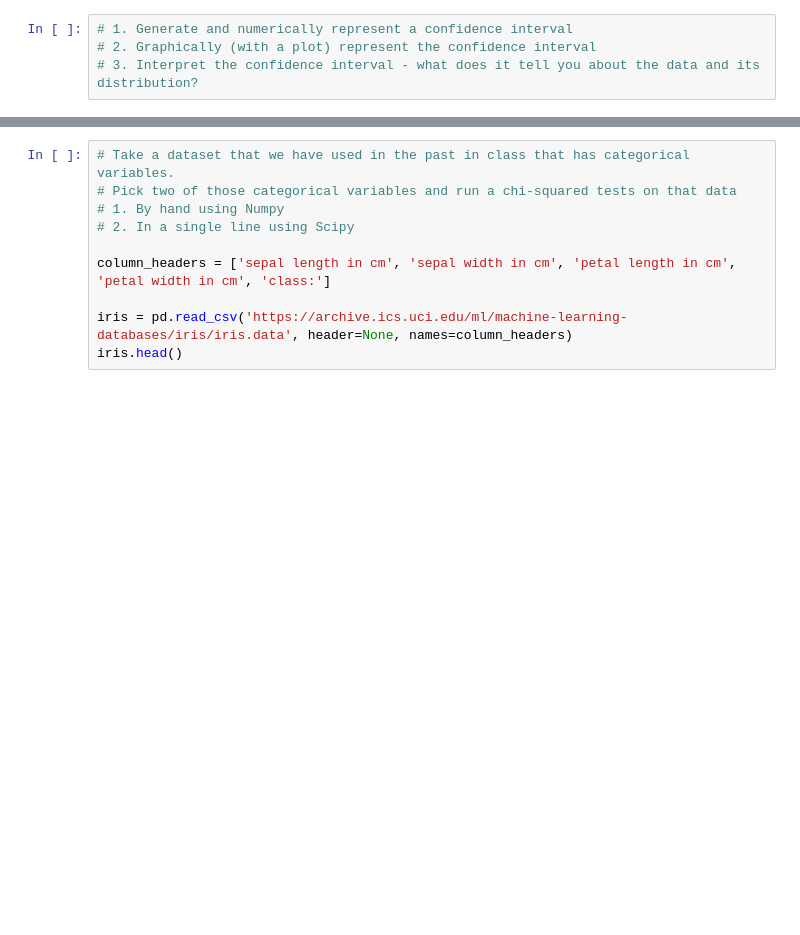
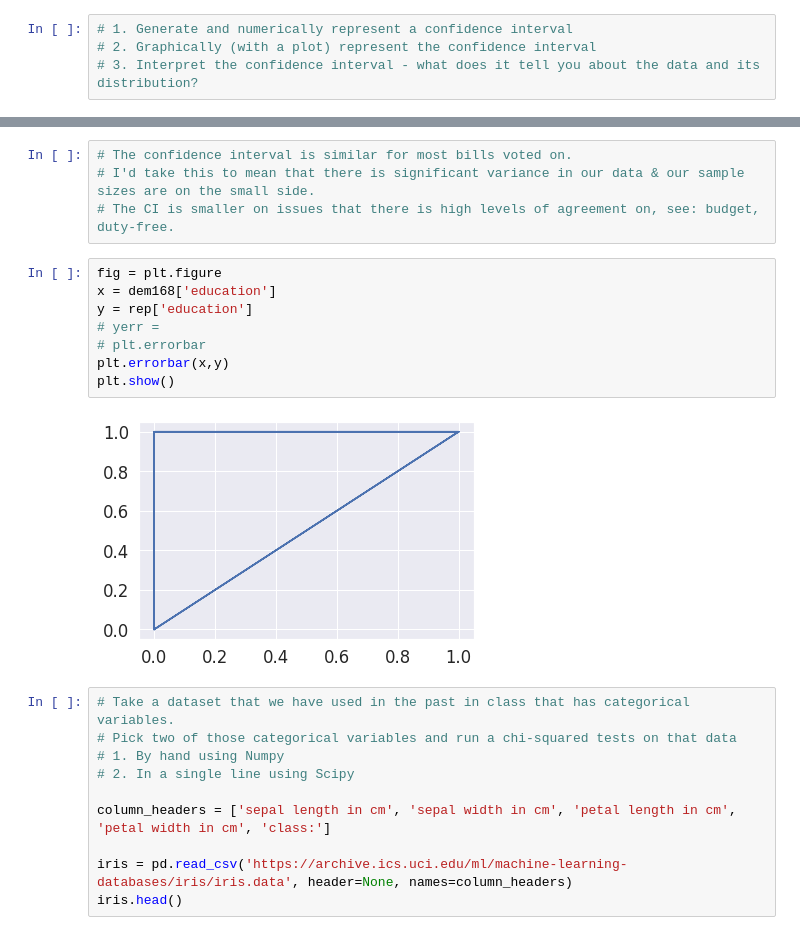
Before and after one commit to skredenmathias/DS-Unit-1-Sprint-2-Statistics, a Jupyter notebook: LS_DS_122_Sampling_Confidence_Intervals_and_Hypothesis_Testing_Assignment.ipynb, the cells around one changed output, grey strips where cells are left out. Saved outputs shown, nothing was run; the diff lists cells and outputs as text; blank space fills up the shorter version.

```diff
--- a/LS_DS_122_Sampling_Confidence_Intervals_and_Hypothesis_Testing_Assignment.ipynb
+++ b/LS_DS_122_Sampling_Confidence_Intervals_and_Hypothesis_Testing_Assignment.ipynb
@@ -165,3 +239,17 @@ plt.axvline(x=CI[1], color='k');
+# %%
+# The confidence interval is similar for most bills voted on.
+# I'd take this to mean that there is significant variance in our data & our sample sizes are on the small side.
+# The CI is smaller on issues that there is high levels of agreement on, see: budget, duty-free.
+# %%
+fig = plt.figure
+x = dem168['education']
+y = rep['education']
+# yerr =
+# plt.errorbar
+plt.errorbar(x,y)
+plt.show()
+# %% [output]
+[figure, added]
 # %%
 # Take a dataset that we have used in the past in class that has categorical variables.
 # Pick two of those categorical variables and run a chi-squared tests on that data
```
Also changed, not shown: parts of 37 cells of this notebook.
